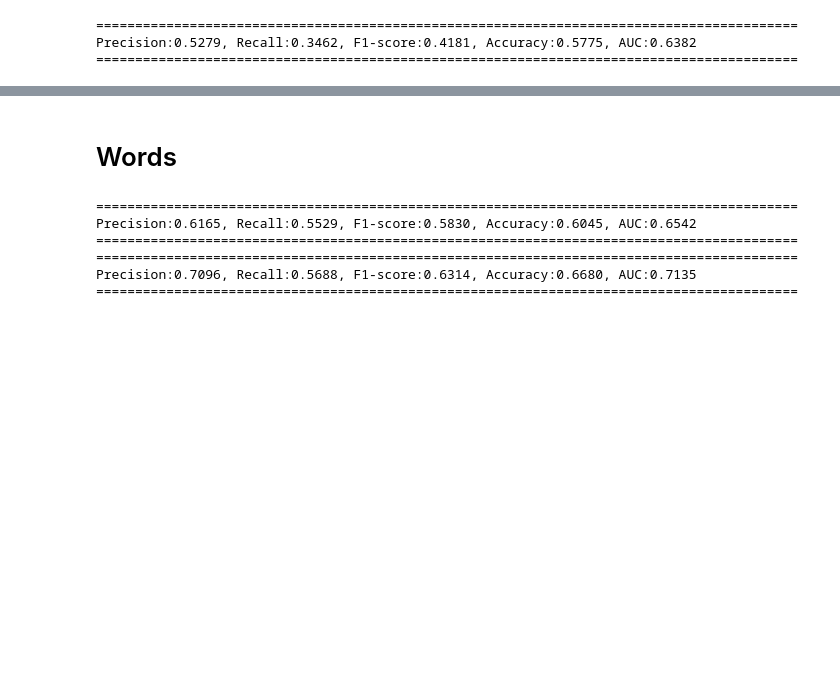
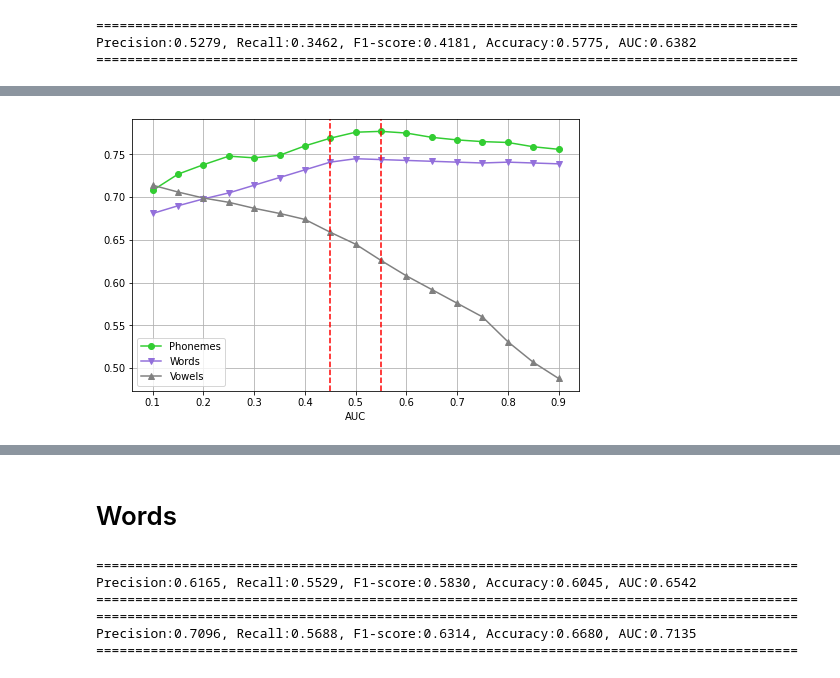
Before and after one commit to jdvalera19/Parkinson-Multimodal-Cross-Attention, a Jupyter notebook: View_result.ipynb, the cells around one changed output, grey strips where cells are left out. Saved outputs shown, nothing was run; the diff lists cells and outputs as text; code cells hidden in the pictures; blank space fills up the shorter version.

```diff
--- a/View_result.ipynb
+++ b/View_result.ipynb
@@ -88,3 +84,21 @@ V:1.0 ; A:0.0 ; AUC:0.45
+# %%
+from matplotlib.lines import lineStyles
+
+plt.figure(figsize=(8,5))
+plt.plot(data_phonemes["Alphas"], data_phonemes["AUC"], 'o-', label="Phonemes", color = 'limegreen')
+plt.plot(data_words["Alphas"]   , data_words["AUC"], 'v-', label="Words", color = "mediumpurple")
+plt.plot(data_vowels["Alphas"]  , data_vowels["AUC"], '^-', label="Vowels", color="Gray")
+
+plt.axvline(x=0.45, color="red", linestyle="--")
+plt.axvline(x=0.55, color="red", linestyle="--")
+
+plt.xlabel("Alphas")
+plt.xlabel("AUC")
+plt.grid()
+plt.legend()
+plt.savefig('Images/alpha_plot.pdf')
+# %% [output]
+[figure, added]
 # %%
 data_plot = {'AUC': [], 'Alphas':[], 'Exercises':[]}
 
```
Also changed, not shown: parts of 7 cells of this notebook, 6 other files.
